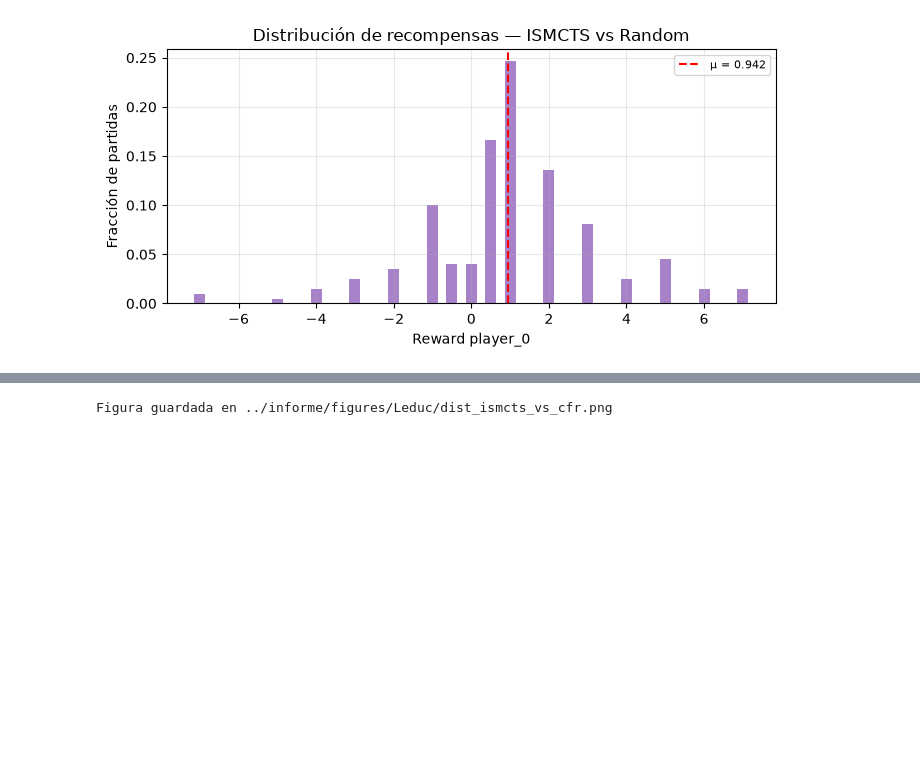
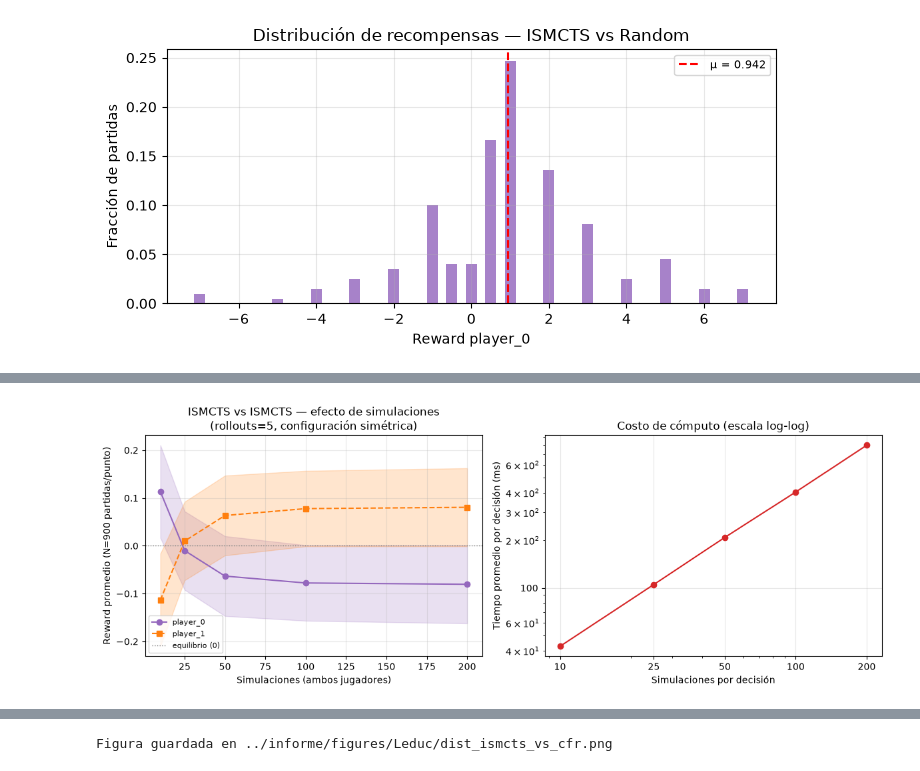
Before and after one commit to nataliacampiglia/multiagentes_obligarotio_2, a Jupyter notebook: Alternating Games/Leduc.ipynb, the cells around one changed output, grey strips where cells are left out. Saved outputs shown, nothing was run; the diff lists cells and outputs as text; code cells hidden in the pictures; blank space fills up the shorter version.

```diff
--- a/Alternating Games/Leduc.ipynb
+++ b/Alternating Games/Leduc.ipynb
@@ -467,0 +462,74 @@ Media recompensa agent_0: 0.4372
+# %%
+sim_grid_ii = [10, 25, 50, 100, 200]
+N_II_SIMS   = 300   # partidas por punto — SE ≈ std/√300 ≈ 0.12
+N_SEEDS     = 3     # seeds para promediar y reducir varianza
+_rollouts_fixed = 5
+
+rows_ii_sims = []
+for sims in sim_grid_ii:
+    seed_rewards = []
+    for seed in range(N_SEEDS):
+        np.random.seed(seed)
+        g = Leduc()
+        rews_ii, times_ii = run_timed(g, {
+            'player_0': InformationSetMCTS(game=g, agent='player_0', simulations=sims, rollouts=_rollouts_fixed),
+            'player_1': InformationSetMCTS(game=g, agent='player_1', simulations=sims, rollouts=_rollouts_fixed),
+        }, N=N_II_SIMS)
+        seed_rewards.append(rews_ii)
+    all_rews = [r for batch in seed_rewards for r in batch]
+    rows_ii_sims.append(dict(
+        simulations=sims,
+        avg_reward_p0=float(np.mean(all_rews)),
+        std_reward=float(np.std(all_rews)),
+        avg_time_ms=times_ii['player_0'] * 1000,
+    ))
+    print(f'  sims={sims:>3}  reward_p0={np.mean(all_rews):.3f}  '
+          f'SE={np.std(all_rews)/np.sqrt(len(all_rews)):.3f}  ms/dec={times_ii["player_0"]*1000:.1f}')
+
+df_ii_sims = pd.DataFrame(rows_ii_sims)
+total_n = N_II_SIMS * N_SEEDS
+
+fig, axes = plt.subplots(1, 2, figsize=(12, 4.5))
+
+# --- subplot izquierdo: reward de ambos jugadores ---
+se = df_ii_sims.std_reward / np.sqrt(total_n)
+
+axes[0].plot(df_ii_sims.simulations, df_ii_sims.avg_reward_p0,
+             marker='o', color='tab:purple', label='player_0')
+axes[0].fill_between(df_ii_sims.simulations,
+                     df_ii_sims.avg_reward_p0 - se,
+                     df_ii_sims.avg_reward_p0 + se,
+                     alpha=0.2, color='tab:purple')
+
+avg_p1 = -df_ii_sims.avg_reward_p0
+axes[0].plot(df_ii_sims.simulations, avg_p1,
+             marker='s', linestyle='--', color='tab:orange', label='player_1')
+axes[0].fill_between(df_ii_sims.simulations,
+                     avg_p1 - se,
+                     avg_p1 + se,
+                     alpha=0.2, color='tab:orange')
+
+axes[0].axhline(0, color='gray', linestyle=':', linewidth=1, label='equilibrio (0)')
+axes[0].set_xlabel('Simulaciones (ambos jugadores)')
+axes[0].set_ylabel(f'Reward promedio (N={total_n} partidas/punto)')
+axes[0].set_title(f'ISMCTS vs ISMCTS — efecto de simulaciones\n(rollouts={_rollouts_fixed}, configuración simétrica)')
+axes[0].legend(fontsize=8)
+axes[0].grid(alpha=0.3)
+
+# --- subplot derecho: costo de cómputo ---
+axes[1].plot(df_ii_sims.simulations, df_ii_sims.avg_time_ms, marker='o', color='tab:red')
+axes[1].set_xlabel('Simulaciones por decisión')
+axes[1].set_ylabel('Tiempo promedio por decisión (ms)')
+axes[1].set_title('Costo de cómputo (escala log-log)')
+axes[1].set_xscale('log')
+axes[1].xaxis.set_major_formatter(PLAIN_FMT)
+axes[1].xaxis.set_minor_formatter(NullFormatter())
+axes[1].set_xticks(sim_grid_ii)
+axes[1].set_yscale('log')
+axes[1].yaxis.set_major_formatter(PLAIN_FMT)
+axes[1].grid(alpha=0.3)
+
+fig.tight_layout()
+savefig(fig, 'ismcts_vs_ismcts_simulations.png')
+plt.show()
+# %% [output]
@@ -467,0 +542 @@ Media recompensa agent_0: 0.4372
+[figure, added]
```
Also changed, not shown: parts of 18 cells of this notebook, 23 other files.
